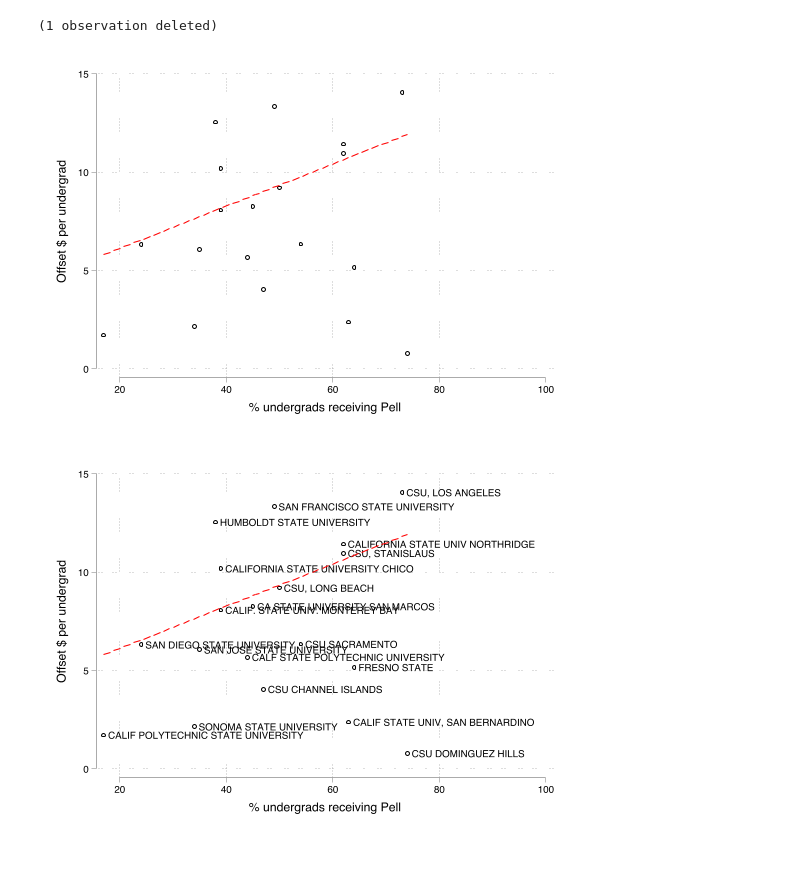
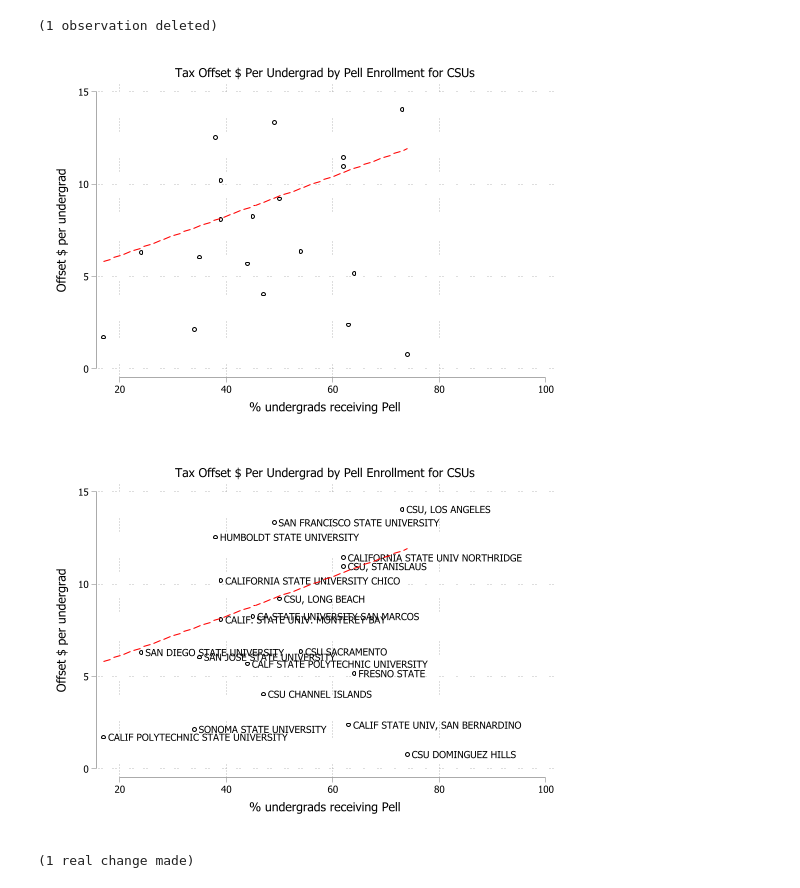
Before and after one commit to HigherEdData/CA-Institutional-Debts, a Jupyter notebook: f1_pell_tax_intercept.ipynb, the cells around one changed output. Cells and saved outputs as stored; diff of their text form; code cells hidden in the pictures.

```diff
--- a/f1_pell_tax_intercept.ipynb
+++ b/f1_pell_tax_intercept.ipynb
@@ -25,13 +25,17 @@ drop if unitid==111188
 tw (scatter amt_undergrad fgrnt_p if amt_undergrad<20) ///
     (lfit amt_undergrad fgrnt_p, lcolor(red)) if csuall==1, ///
     ytitle(Offset $ per undergrad) xtitle(% undergrads receiving Pell) ///
-    legend(off) xlabel(20(20)100)
+    legend(off) xlabel(20(20)100) title(Tax Offset $ Per Undergrad by Pell Enrollment for CSUs)
 # %% [output]
-[figure, old version]
+[figure, new version]
 # %%
 tw (scatter amt_undergrad fgrnt_p if amt_undergrad<20, mlabel(agency)) ///
     (lfit amt_undergrad fgrnt_p, lcolor(red)) if csuall==1, ///
     ytitle(Offset $ per undergrad) xtitle(% undergrads receiving Pell) ///
-    legend(off) xlabel(20(20)100)
+    legend(off) xlabel(20(20)100) title(Tax Offset $ Per Undergrad by Pell Enrollment for CSUs)
 # %% [output]
-[figure, old version]
+[figure, new version]
+# %%
+replace control=2 if unitid==262086
+# %% [output]
+(1 real change made)
```
Also changed, not shown: parts of 2 cells of this notebook.
